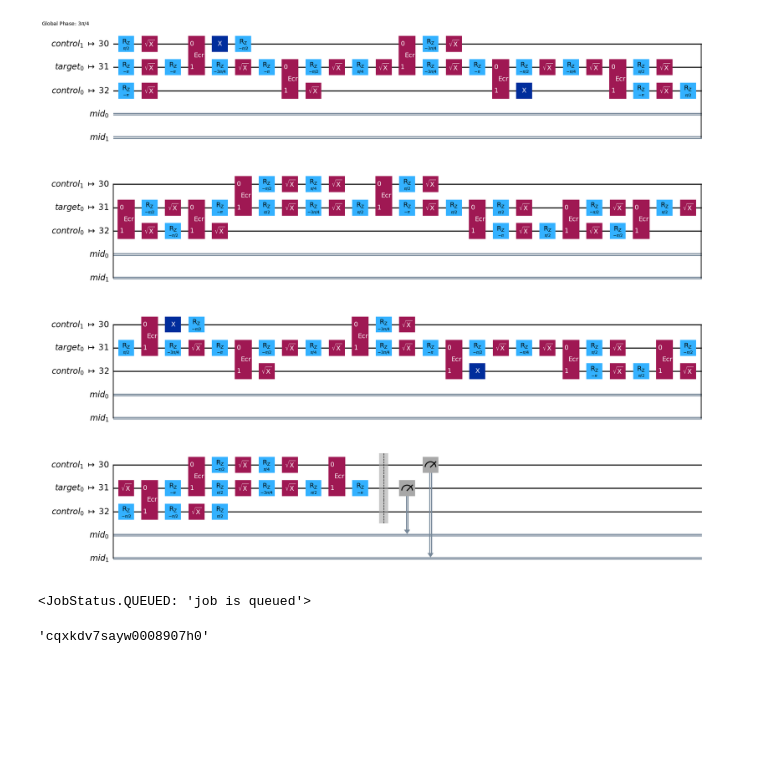
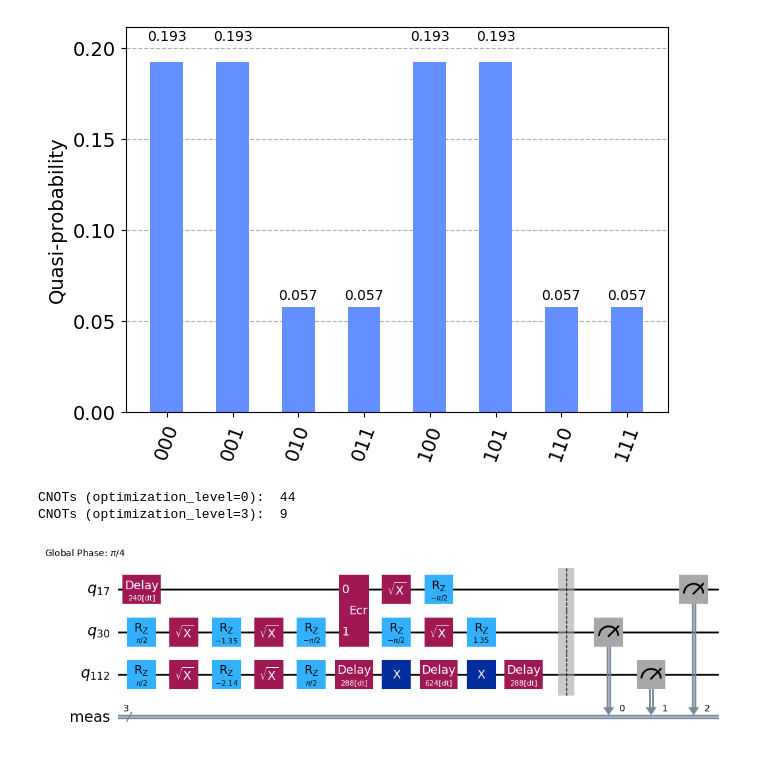
Before and after one commit to Polyana150/Circuitos-otmizados, a Jupyter notebook: 021.ipynb, the cells around one changed output. Cells and saved outputs as stored; diff of their text form; code cells hidden in the pictures; blank space fills up the shorter version.

```diff
--- a/021.ipynb
+++ b/021.ipynb
@@ -84,0 +30,5 @@ circuit.draw(output="mpl", style='iqp', cregbundle=False)
+# %%
+# To run on hardware, select the backend with the fewest number of jobs in the queue
+service = QiskitRuntimeService(channel="ibm_quantum")
+backend = service.least_busy(operational=True, simulator=False)
+backend.name
@@ -85,5 +61,44 @@ circuit.draw(output="mpl", style='iqp', cregbundle=False)
+# %%
+ideal_distribution = Statevector.from_instruction(qc).probabilities_dict()
+
+plot_histogram(ideal_distribution)
+# %% [output]
+[figure, added]
+# %%
+#Aqui queria ver o nivel de otimização e não foi utilizado cx no exemplo(usados pois tem uma alta taxa de erro), mas a outra foi usada, o nivel 3 deve ter um desempenho muito melhor
+# Need to add measurements to the circuit
+qc.measure_all()
+
+circuits = []
+for optimization_level in [0, 3]:
+    t_qc = transpile(qc, backend, optimization_level=optimization_level, seed_transpiler=0)
+    print(f"CNOTs (optimization_level={optimization_level}): ", t_qc.count_ops()["rz"])
+    circuits.append(t_qc)
+# %% [output]
+CNOTs (optimization_level=0):  44
+CNOTs (optimization_level=3):  9
+# %%
+#Outra forma de melhorar o desempenho é através de Desacoplamento dinâmico, onde aplicamos uma sequência de portões a qubits ociosos. Isso anula algumas interações indesejadas com o ambiente. Na célula a seguir, adicionamos o desacoplamento dinâmico ao circuito transpilado com optimization_level=3 e o adicionamos à nossa lista.
+from qiskit.transpiler import PassManager
+from qiskit_ibm_runtime.transpiler.passes.scheduling import (
+    ASAPScheduleAnalysis,
+    PadDynamicalDecoupling,
+)
+from qiskit.circuit.library import XGate
+
+# Get gate durations so the transpiler knows how long each operation takes
+durations = backend.target.durations()
+
+# This is the sequence we'll apply to idling qubits
+dd_sequence = [XGate(), XGate()]
+
+# Run scheduling and dynamic decoupling passes on circuit
+pm = PassManager([ASAPScheduleAnalysis(durations), PadDynamicalDecoupling(durations, dd_sequence)])
+circ_dd = pm.run(circuits[1])
+
+# Add this new circuit to our list
+circuits.append(circ_dd)
 # %%
-built = transpile(circuit, backend)
-built.draw(output="mpl", style='iqp', idle_wires=False, cregbundle=False)
+circ_dd.draw(output="mpl", style="iqp", idle_wires=False)
 # %% [output]
-[figure, old version]
+[figure, new version]
@@ -92,8 +104,0 @@ job = backend.run(built,dynamic=True)
-# %%
-job.status()
-# %% [output]
-<JobStatus.QUEUED: 'job is queued'>
-# %%
-job.job_id()
-# %% [output]
-'cqxkdv7sayw0008907h0'
```
Also changed, not shown: parts of 17 cells of this notebook, 1 other file.
